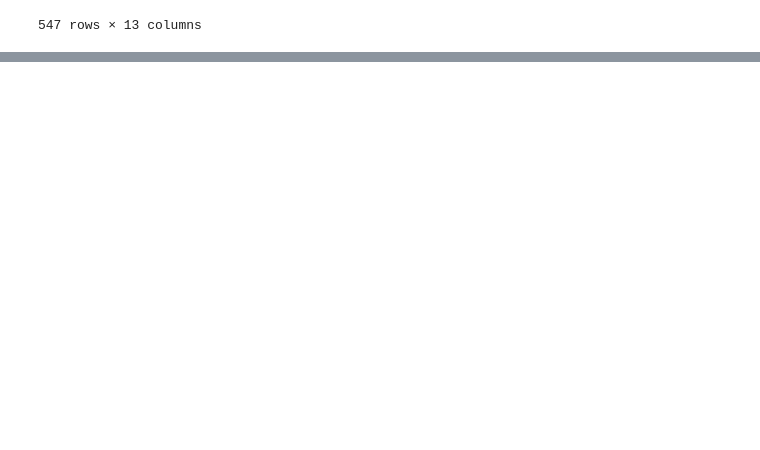
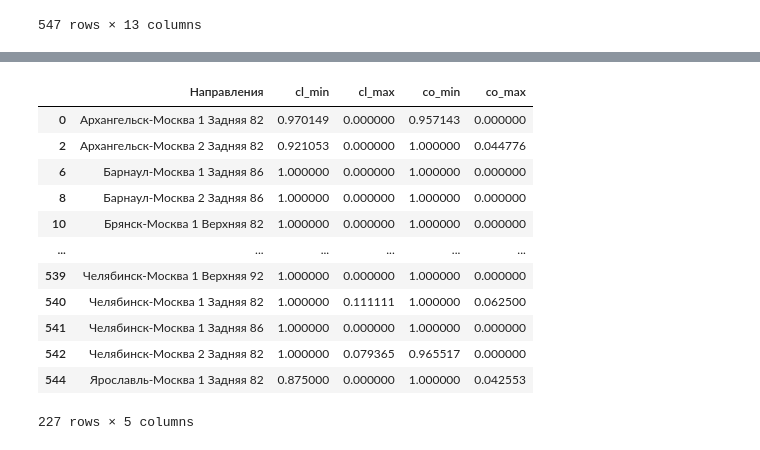
Before and after one commit to Vladimir170125/git, a Jupyter notebook: no_random.ipynb, the cells around one changed output, grey strips where cells are left out. Saved outputs shown, nothing was run; the diff lists cells and outputs as text; code cells hidden in the pictures; blank space fills up the shorter version.

```diff
--- a/no_random.ipynb
+++ b/no_random.ipynb
@@ -291,3 +291,6 @@ result2.sort_values(['cl_max'],ascending=[False])
 | 525 | Тула-Москва 2 Задняя 92 | NaN | NaN | NaN | NaN | ... |
 | 536 | Уфа-Москва 1 Задняя 82 | NaN | 0.885000 | 1.000000 | 1.0 | ... |
 547 rows × 13 columns
+# %%
+result3 = result2[['Направления', 'cl_min', 'cl_max', 'co_min', 'co_max']]
+result3
@@ -293,0 +311,23 @@ result2.sort_values(['cl_max'],ascending=[False])
+# %%
+final = []
+
+for index, row in result3.iterrows():
+    if (row['cl_min'] >= row['cl_max']) and (row['co_min'] >= row['co_max']):
+        final.append(row)
+
+final_df = pd.DataFrame(final)
+final_df
+# %% [output]
+|  | Направления | cl_min | cl_max | co_min | co_max |
+| 0 | Архангельск-Москва 1 Задняя 82 | 0.970149 | 0.000000 | 0.957143 | 0.000000 |
+| 2 | Архангельск-Москва 2 Задняя 82 | 0.921053 | 0.000000 | 1.000000 | 0.044776 |
+| 6 | Барнаул-Москва 1 Задняя 86 | 1.000000 | 0.000000 | 1.000000 | 0.000000 |
+| 8 | Барнаул-Москва 2 Задняя 86 | 1.000000 | 0.000000 | 1.000000 | 0.000000 |
+| 10 | Брянск-Москва 1 Верхняя 82 | 1.000000 | 0.000000 | 1.000000 | 0.000000 |
+| ... | ... | ... | ... | ... | ... |
+| 539 | Челябинск-Москва 1 Верхняя 92 | 1.000000 | 0.000000 | 1.000000 | 0.000000 |
+| 540 | Челябинск-Москва 1 Задняя 82 | 1.000000 | 0.111111 | 1.000000 | 0.062500 |
+| 541 | Челябинск-Москва 1 Задняя 86 | 1.000000 | 0.000000 | 1.000000 | 0.000000 |
+| 542 | Челябинск-Москва 2 Задняя 82 | 1.000000 | 0.079365 | 0.965517 | 0.000000 |
+| 544 | Ярославль-Москва 1 Задняя 82 | 0.875000 | 0.000000 | 1.000000 | 0.042553 |
+227 rows × 5 columns
```
Also changed, not shown: parts of 7 cells of this notebook.
